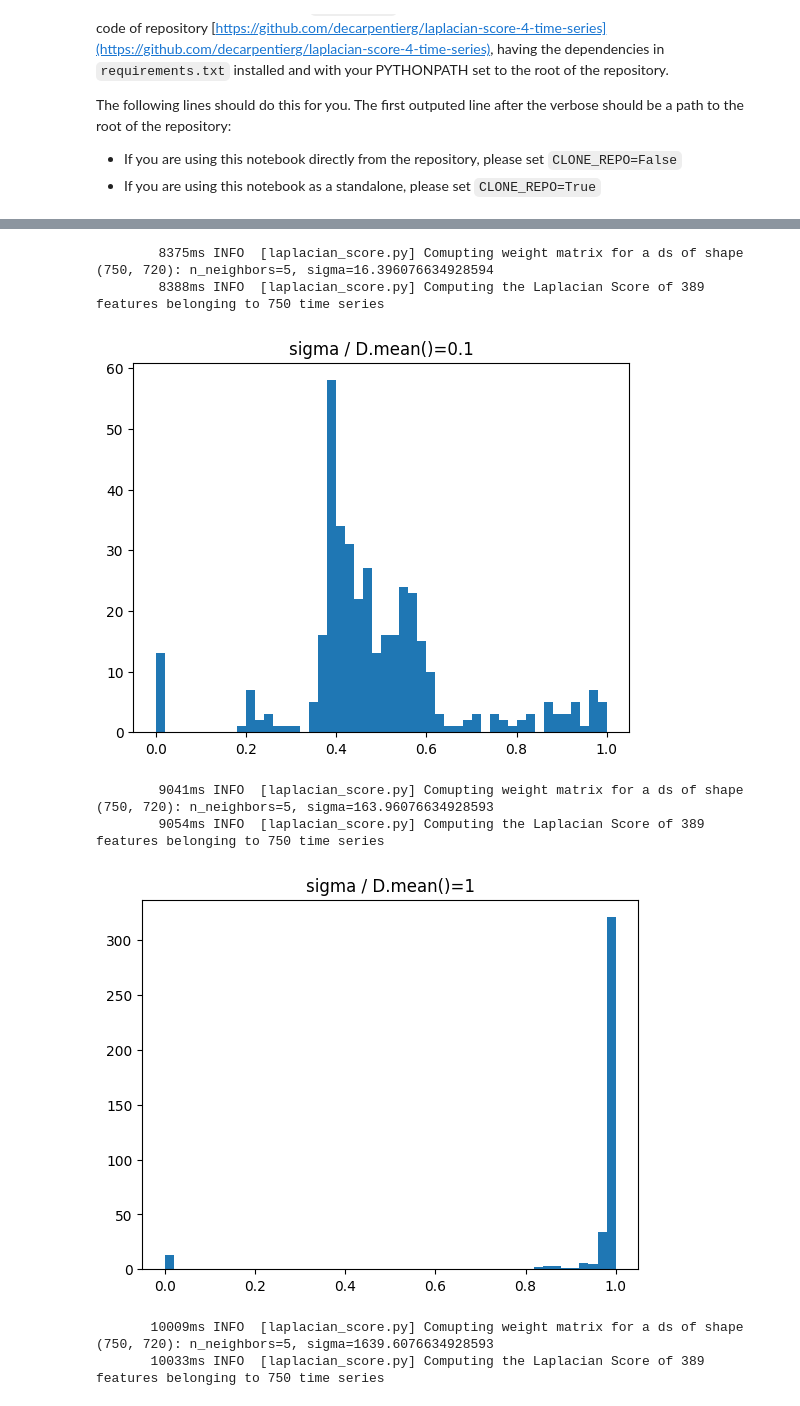
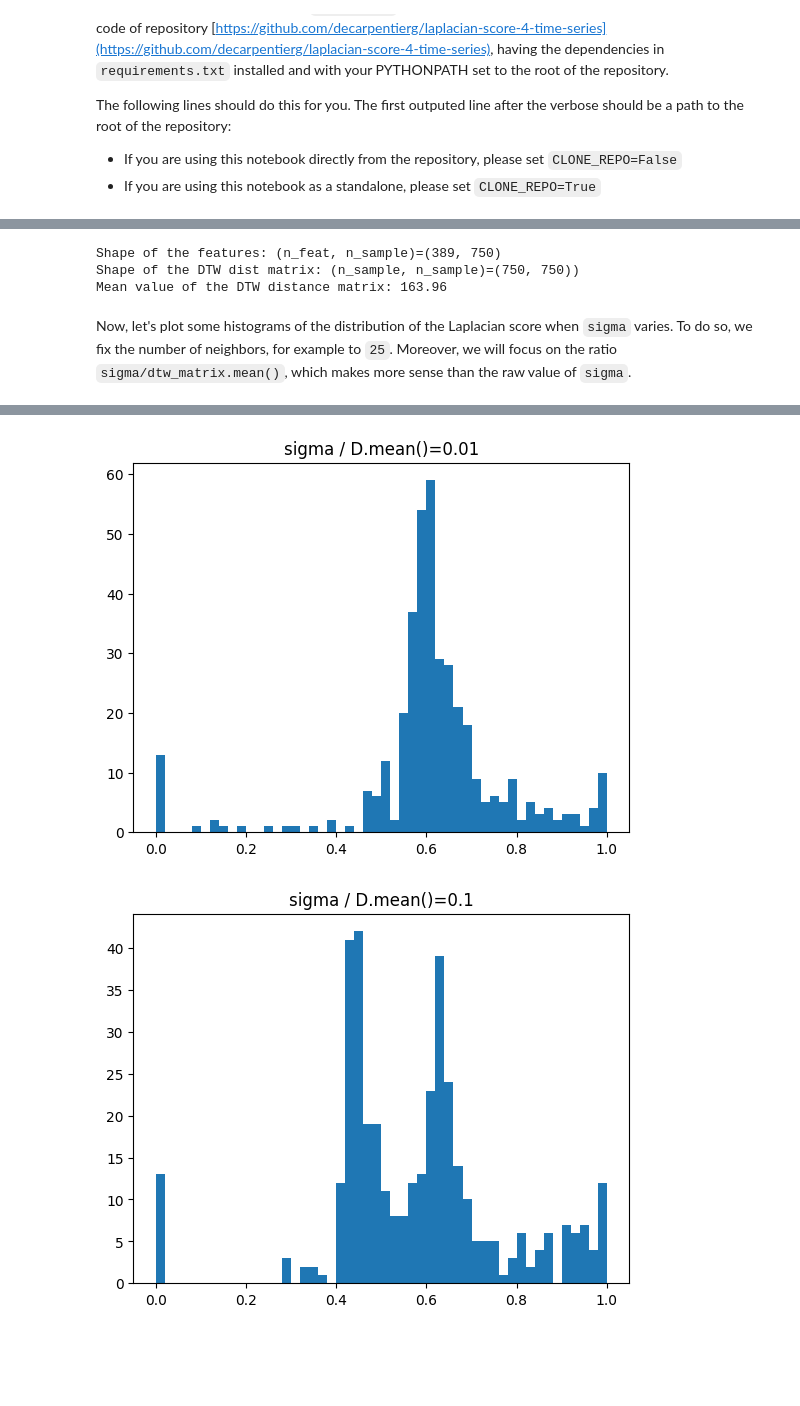
Before and after one commit to decarpentierg/laplacian-score-4-time-series, a Jupyter notebook: doc/evaluate_laplacian_score.ipynb, the cells around one changed output, grey strips where cells are left out. Cells and saved outputs as stored; diff of their text form; code cells hidden in the pictures; blank space fills up the shorter version.

```diff
--- a/doc/evaluate_laplacian_score.ipynb
+++ b/doc/evaluate_laplacian_score.ipynb
@@ -97,3 +84,0 @@ ds = kitchen_ds
-# %%
-f = ds.features
-D = ds.dtw_distance_matrix
@@ -109,10 +89,23 @@ D.mean()
+# %%
+dataset = kitchen_ds
+dtw_matrix = dataset.dtw_distance_matrix
+
+print(f'Shape of the features: (n_feat, n_sample)={dataset.features.shape}')
+print(f'Shape of the DTW dist matrix: (n_sample, n_sample)={dtw_matrix.shape})')
+print(f'Mean value of the DTW distance matrix: {dtw_matrix.mean():.2f}')
+# %% [output]
+Shape of the features: (n_feat, n_sample)=(389, 750)
+Shape of the DTW dist matrix: (n_sample, n_sample)=(750, 750))
+Mean value of the DTW distance matrix: 163.96
+# %% [markdown]
+Now, let's plot some histograms of the distribution of the Laplacian score when `sigma` varies. To do so, we fix the number of neighbors, for example to `25`. Moreover, we will focus on the ratio `sigma/dtw_matrix.mean()`, which makes more sense than the raw value of `sigma`.
 # %%
-res = {}
-Dmean = D.mean()
-for sigma_rel in [1e-7, 1e-3, 1e-2, 0.1, 1, 10]:
-    S = ls.compute_weight_matrix(ds, n_neighbors=5, sigma=sigma_rel * Dmean, precomputed_distances=D)
-    lscores = ls.laplacian_score(f, S)
-    res[sigma_rel] = lscores
+N_NEIGHBORS = 20
+
+mean = dtw_matrix.mean()
+for sigma_rel in [1e-7,1e-6, 1e-3, 1e-2, 1e-1, 1, 10]:
+    weight_matrix = laplacian_score.compute_weight_matrix(dataset, n_neighbors=N_NEIGHBORS, sigma=sigma_rel * mean, precomputed_distances=dtw_matrix)
+    lscores = laplacian_score.laplacian_score(dataset.features, weight_matrix)
     plt.hist(lscores, bins=50)
     plt.title(f'sigma / D.mean()={sigma_rel}')
     plt.show()
@@ -129,8 +116,2 @@ for sigma_rel in [1e-7, 1e-3, 1e-2, 0.1, 1, 10]:
-        8375ms INFO  [laplacian_score.py] Comupting weight matrix for a ds of shape (750, 720): n_neighbors=5, sigma=16.396076634928594
-        8388ms INFO  [laplacian_score.py] Computing the Laplacian Score of 389 features belonging to 750 time series
-[figure, old version]
+[figure, new version]
-        9041ms INFO  [laplacian_score.py] Comupting weight matrix for a ds of shape (750, 720): n_neighbors=5, sigma=163.96076634928593
-        9054ms INFO  [laplacian_score.py] Computing the Laplacian Score of 389 features belonging to 750 time series
-[figure, old version]
+[figure, new version]
-       10009ms INFO  [laplacian_score.py] Comupting weight matrix for a ds of shape (750, 720): n_neighbors=5, sigma=1639.6076634928593
-       10033ms INFO  [laplacian_score.py] Computing the Laplacian Score of 389 features belonging to 750 time series
```
Also changed, not shown: parts of 16 cells of this notebook, 2 other files.
